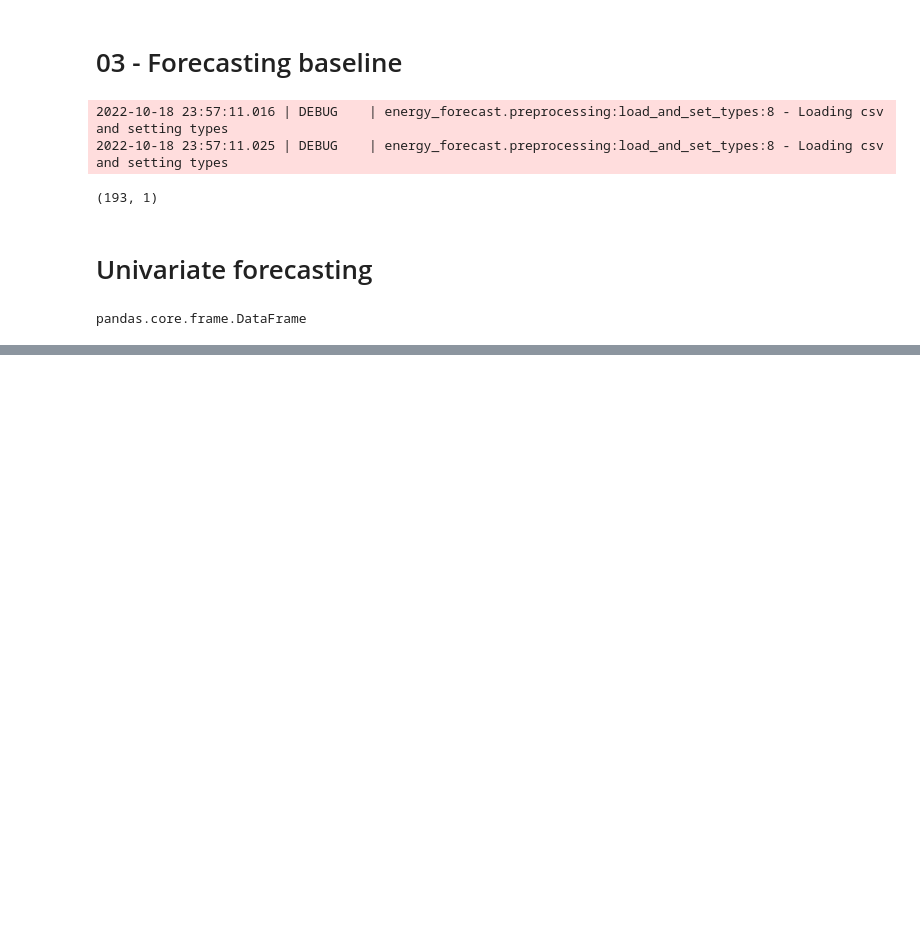
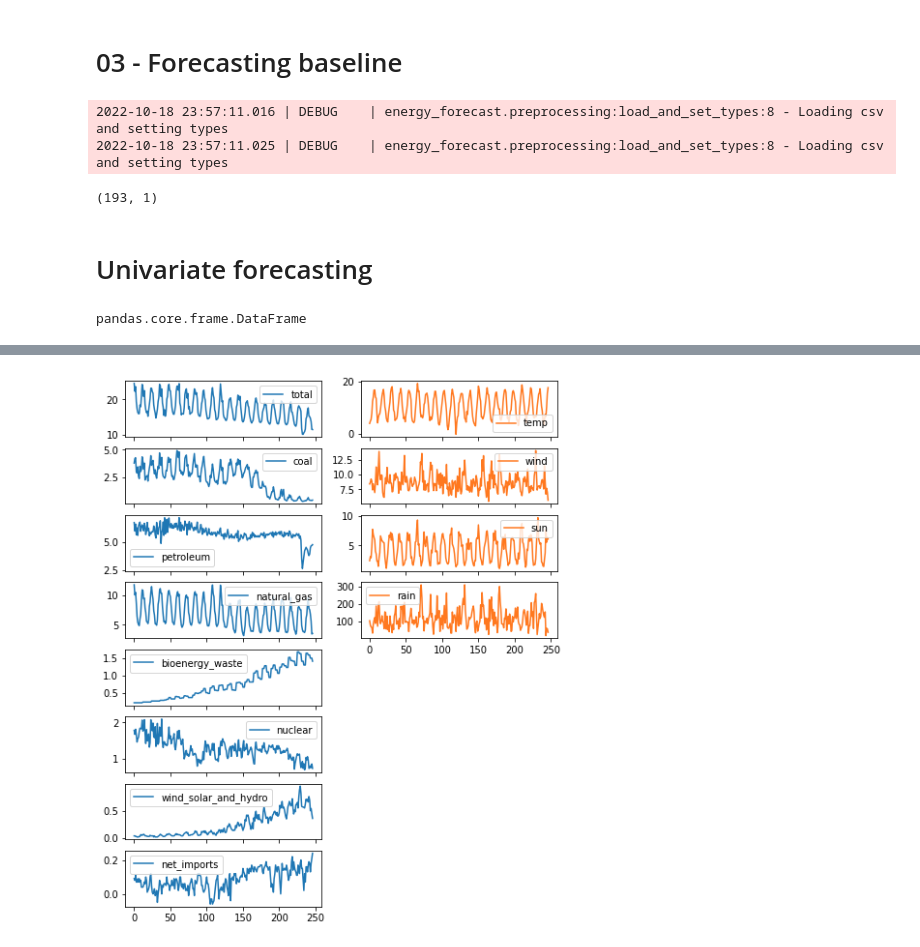
Before and after one commit to adin786/energy_forecast, a Jupyter notebook: notebooks/03_forecasting_baseline.ipynb, the cells around one changed output, grey strips where cells are left out. Drawn from its saved outputs; the diff is of its cells as text; code cells hidden in the pictures; blank space fills up the shorter version.

```diff
--- a/notebooks/03_forecasting_baseline.ipynb
+++ b/notebooks/03_forecasting_baseline.ipynb
@@ -41,0 +49,20 @@ pandas.core.frame.DataFrame
+# %%
+# Time plot grid
+cols_energy = ['total', 'coal', 'petroleum', 'natural_gas',
+               'bioenergy_waste', 'nuclear', 'wind_solar_and_hydro', 'net_imports']
+cols_weather = ['temp','wind','sun','rain']
+
+# Easiest to visualise the nan values
+fig = plt.figure()
+fig.set_size_inches(8,10)
+for i, col in enumerate(cols_energy):
+    sharex = ax if i>0 else None
+    ax = fig.add_subplot(len(cols_energy),2,2*i+1, sharex=sharex)
+    df.plot(y=col, ax=ax)
+
+for i, col in enumerate(cols_weather):
+    sharex = ax if i>0 else None
+    ax = fig.add_subplot(len(cols_energy),2,2*i+2, sharex=sharex)
+    df.plot(y=col, ax=ax, style='#ff781f')
+# %% [output]
+[figure, added]
```
Also changed, not shown: parts of 29 cells of this notebook.
